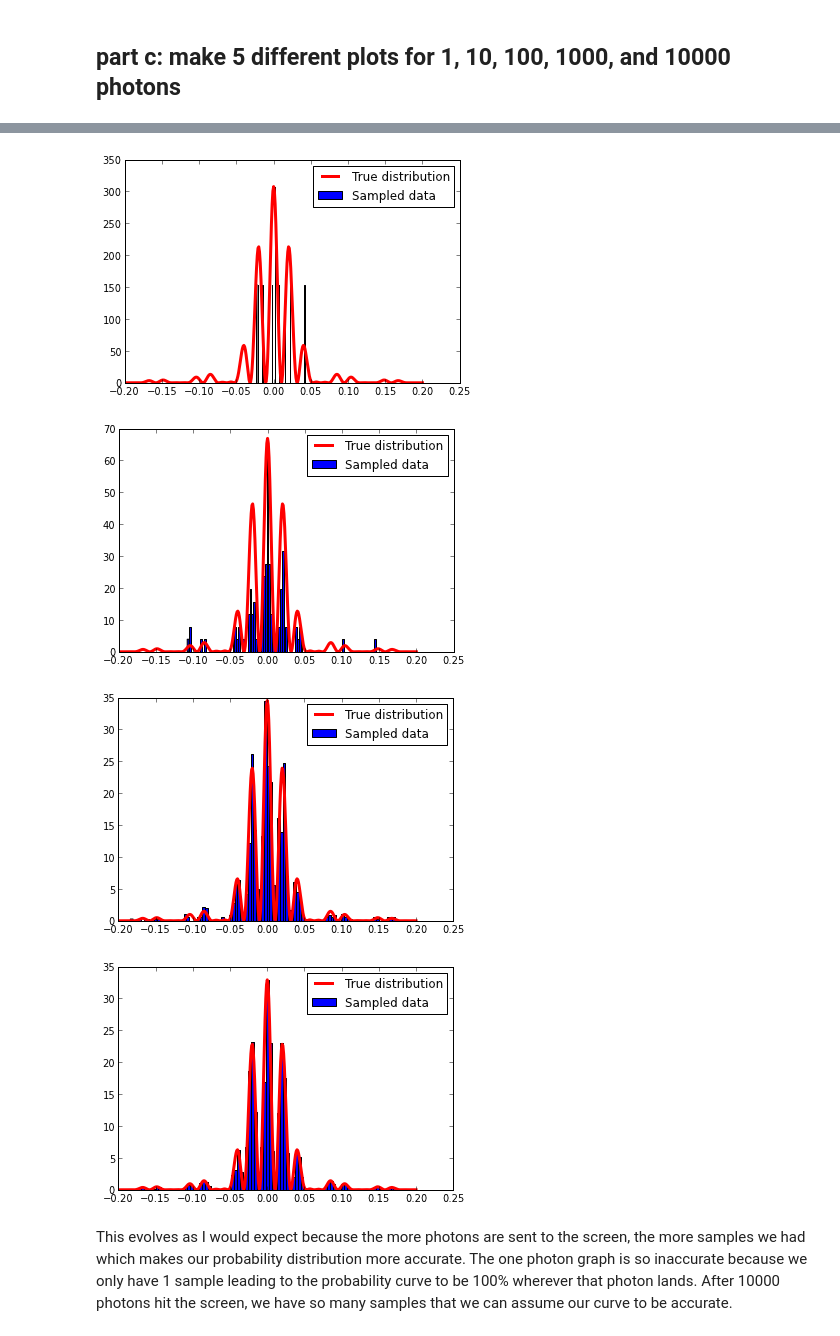
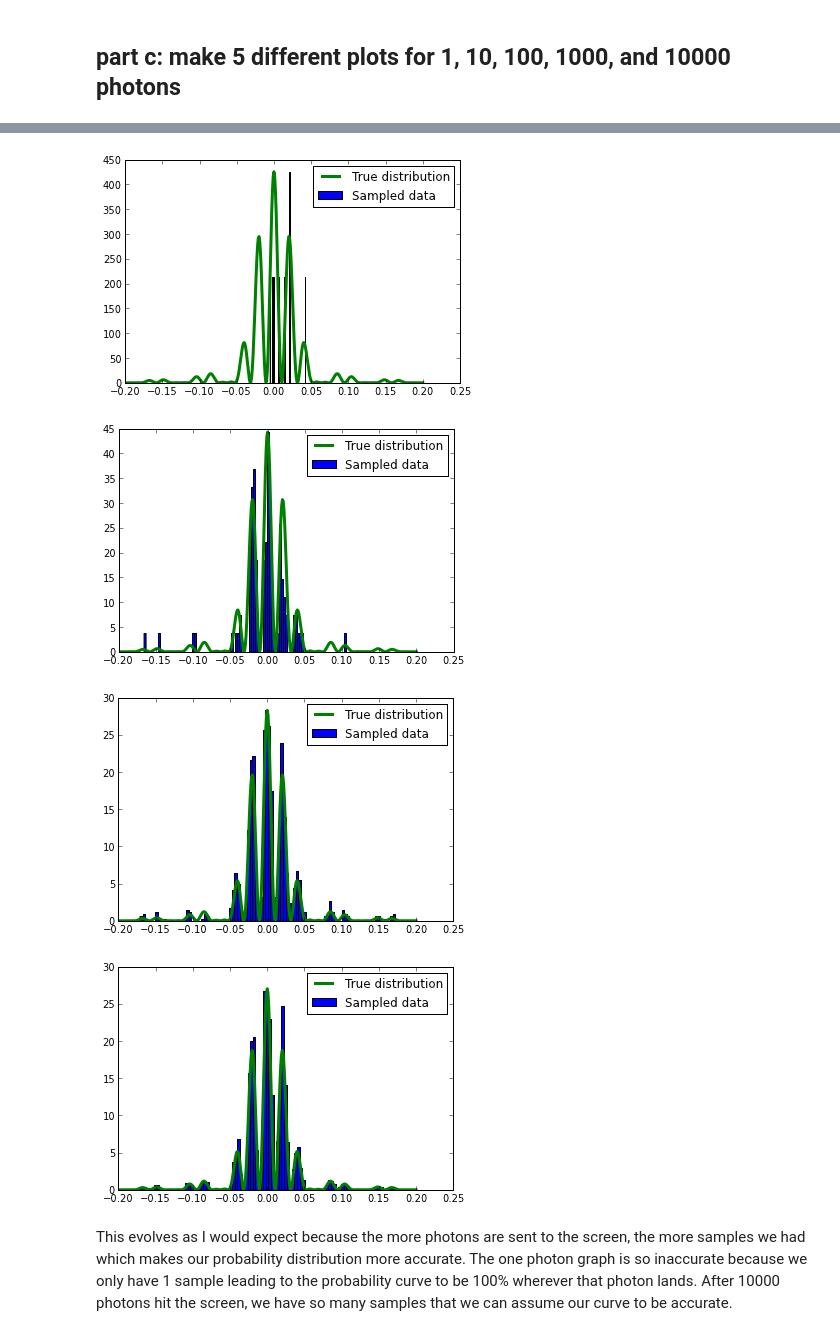
Before and after one commit to jruncoPHYS202/PHYS202-S13, a Jupyter notebook: week8/RandomNumberMonteCarlo.ipynb, the cells around one changed output, grey strips where cells are left out. Drawn from its saved outputs; the diff is of its cells as text; code cells hidden in the pictures.

```diff
--- a/week8/RandomNumberMonteCarlo.ipynb
+++ b/week8/RandomNumberMonteCarlo.ipynb
@@ -252,37 +252,37 @@ show()
 #10 Photons
 distribute10photon = distribute1D(x,f(x),10)
 n, bins, patches = hist(distribute10photon,100,normed=True,label="Sampled data")
-plot(x,f(x)*max(n),'r-',lw=3,label='True distribution')
+plot(x,f(x)*max(n),'g',lw=3,label='True distribution')
 legend(loc=0)
 show()
 # %% [output]
-[figure, old version]
+[figure, new version]
 # %%
 #100 Photons
 distribute100photon = distribute1D(x,f(x),100)
 n, bins, patches = hist(distribute100photon,100,normed=True,label="Sampled data")
-plot(x,f(x)*max(n),'r-',lw=3,label='True distribution')
+plot(x,f(x)*max(n),'g',lw=3,label='True distribution')
 legend(loc=0)
 show()
 # %% [output]
-[figure, old version]
+[figure, new version]
 # %%
 #1000 Photons
 distribute1000photon = distribute1D(x,f(x),1000)
 n, bins, patches = hist(distribute1000photon,100,normed=True,label="Sampled data")
-plot(x,f(x)*max(n),'r-',lw=3,label='True distribution')
+plot(x,f(x)*max(n),'g',lw=3,label='True distribution')
 legend(loc=0)
 show()
 # %% [output]
-[figure, old version]
+[figure, new version]
 # %%
 #10000 Photons
 distribute10000photon = distribute1D(x,f(x),10000)
 n, bins, patches = hist(distribute10000photon,100,normed=True,label="Sampled data")
-plot(x,f(x)*max(n),'r-',lw=3,label='True distribution')
+plot(x,f(x)*max(n),'g',lw=3,label='True distribution')
 legend(loc=0)
 show()
 # %% [output]
-[figure, old version]
+[figure, new version]
 # %% [markdown]
 This evolves as I would expect because the more photons are sent to the screen, the more samples we had which makes our probability distribution more accurate.  The one photon graph is so inaccurate because we only have 1 sample leading to the probability curve to be 100% wherever that photon lands.  After 10000 photons hit the screen, we have so many samples that we can assume our curve to be accurate.
```
Also changed, not shown: parts of 6 cells of this notebook, 1 other file.
